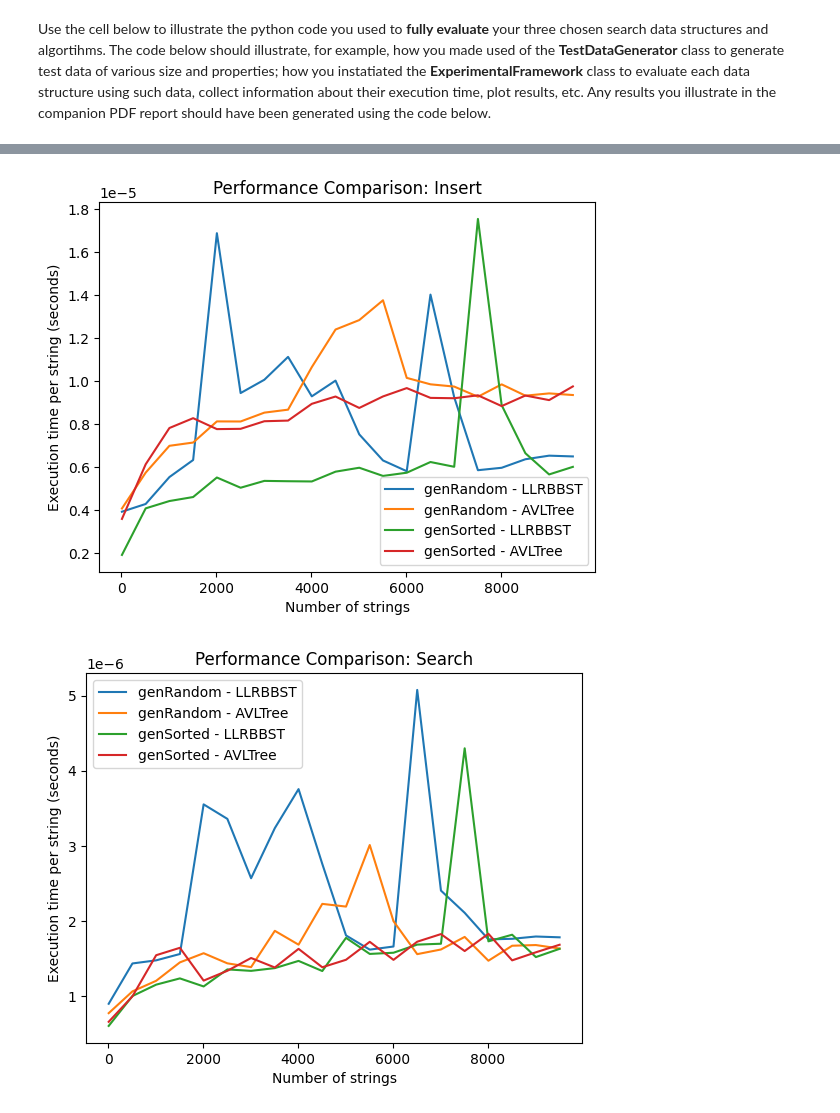
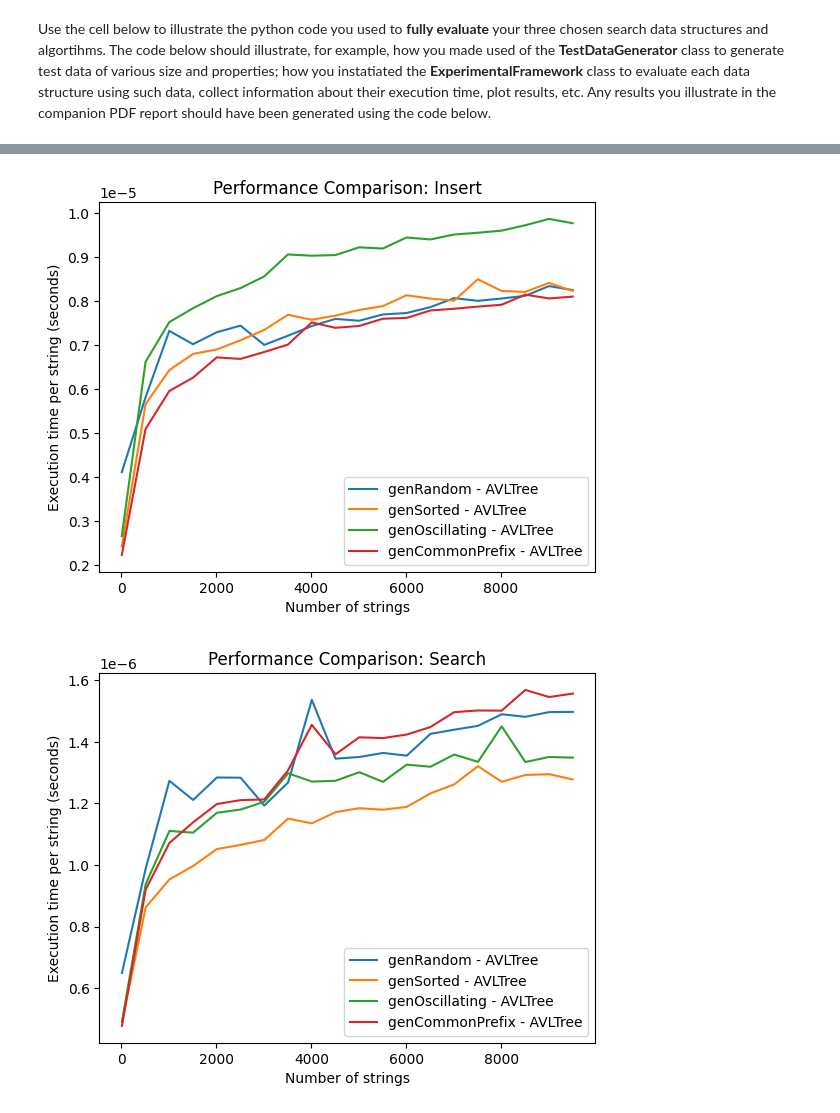
Before and after one commit to Fateh-Aletomeh/Algorithms-Coursework, a Jupyter notebook: grp-017-0005code.ipynb, the cells around one changed output, grey strips where cells are left out. Drawn from its saved outputs; the diff is of its cells as text; code cells hidden in the pictures.

```diff
--- a/grp-017-0005code.ipynb
+++ b/grp-017-0005code.ipynb
@@ -536,11 +536,11 @@ Use the cell below to illustrate the python code you used to **fully evaluate**
 
 framework = ExperimentalFramework()
 
-data_structures = [LLRBBST, AVLTree]
+data_structures = [AVLTree]
 size = 10**4
 interval = 500
-iterations = 2
-gen_type = ["genRandom", "genSorted"]     # TestDataGenerator method name
+iterations = 40
+gen_type = ["genRandom", "genSorted", "genOscillating", "genCommonPrefix"]     # TestDataGenerator method name
 
 framework.evaluateExperiment(data_structures, size, interval, iterations, gen_type)
 # %% [output]
@@ -564,2 +564,2 @@ AVLTree: genSorted, 9510
-[figure, old version]
+[figure, new version]
-[figure, old version]
+[figure, new version]
```
Also changed, not shown: parts of 1 cell of this notebook.
